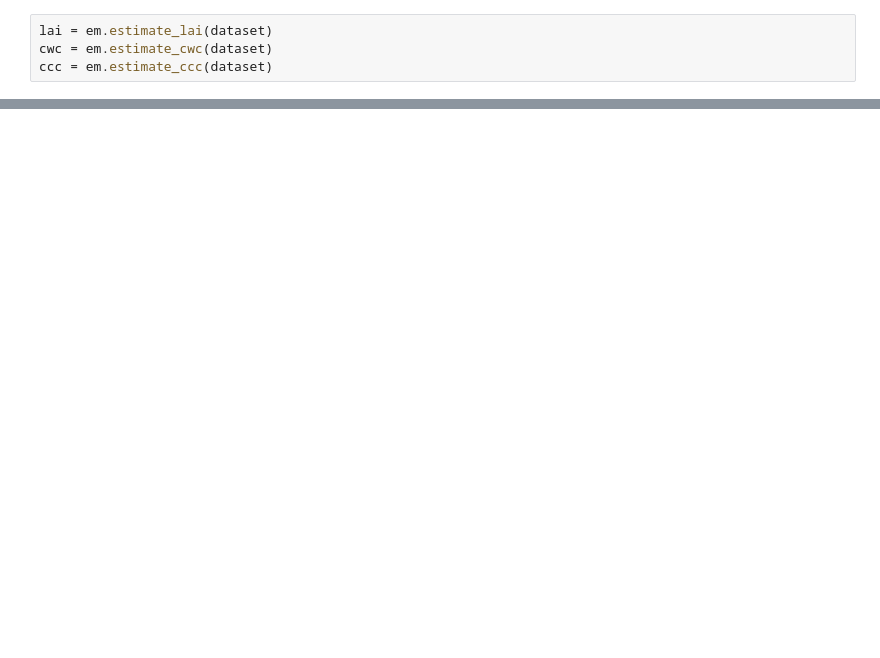
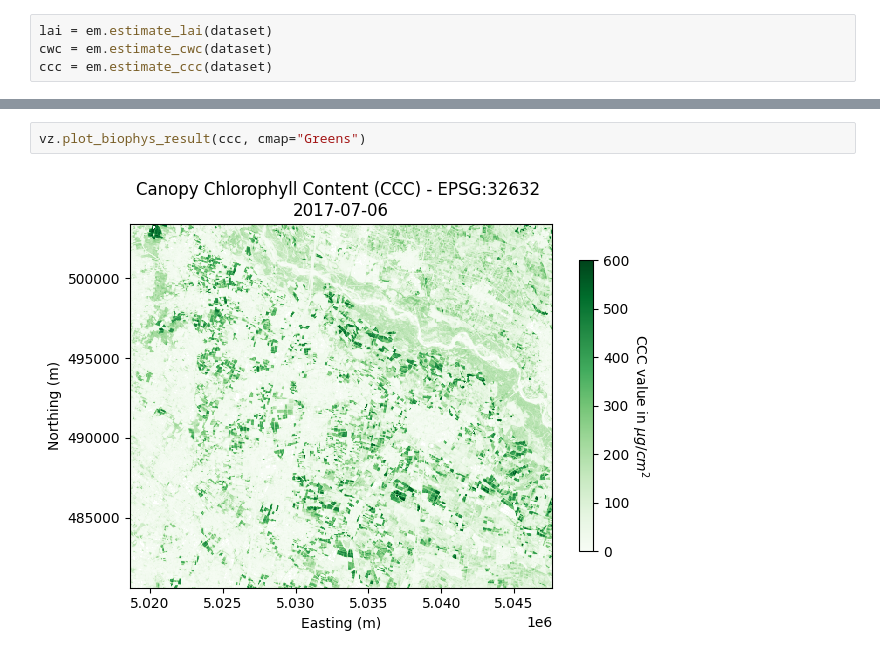
Before and after one commit to LorenzoMelchior/BioPhenomDetector, a Jupyter notebook: Demo.ipynb, the cells around one changed output, grey strips where cells are left out. Cells and saved outputs as stored; diff of their text form; blank space fills up the shorter version.

```diff
--- a/Demo.ipynb
+++ b/Demo.ipynb
@@ -54,0 +57,4 @@ vz.plot_biophys_result(ccc, "rainbow")
+# %%
+vz.plot_biophys_result(ccc, cmap="Greens")
+# %% [output]
+[figure, added]
```
Also changed, not shown: parts of 26 cells of this notebook, 4 other files.
